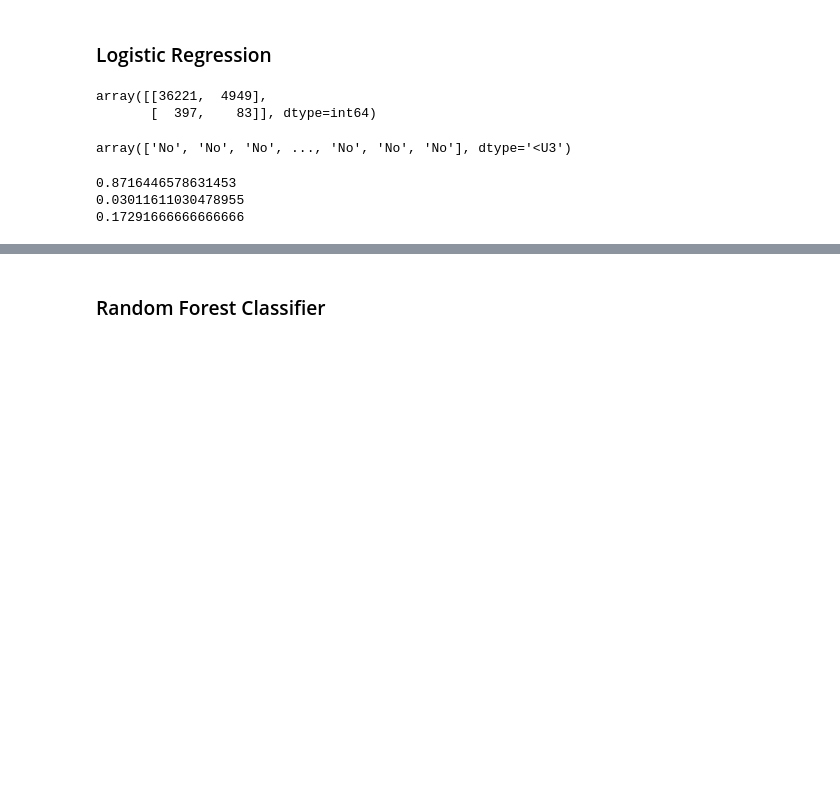
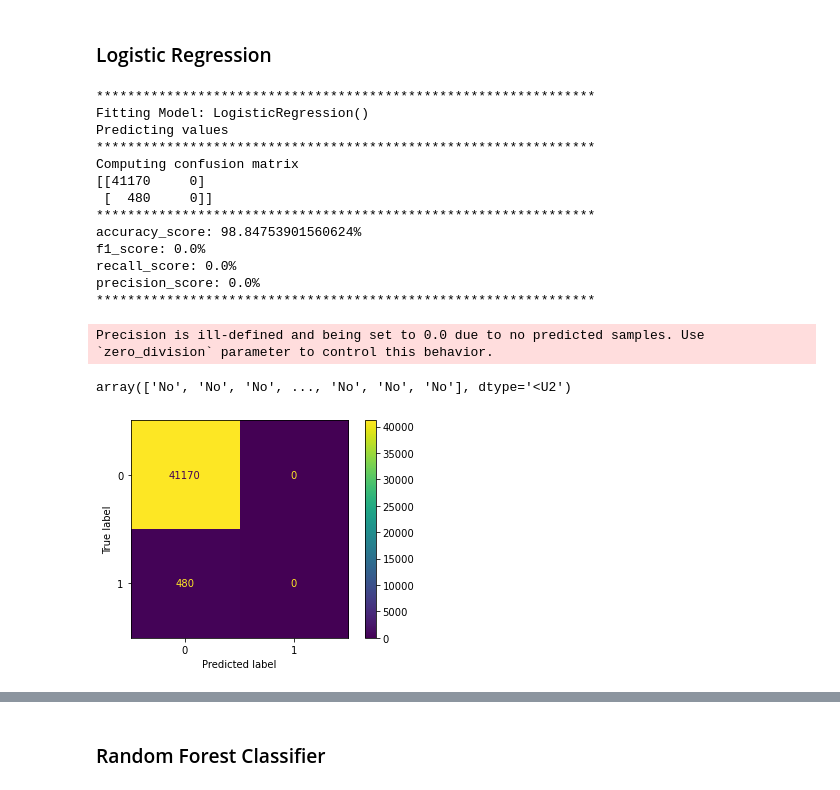
Before and after one commit to erikjamesmason/Starbucks_Exercise, a Jupyter notebook: Starbucks.ipynb, the cells around one changed output, grey strips where cells are left out. Cells and saved outputs as stored; diff of their text form; code cells hidden in the pictures; blank space fills up the shorter version.

```diff
--- a/Starbucks.ipynb
+++ b/Starbucks.ipynb
@@ -511,5 +556,5 @@ from sklearn.preprocessing import StandardScaler
 scaler = StandardScaler()
 
 scaler.fit(X_train)
-X_train = scaler.transform(X_train)
-X_test = scaler.transform(X_test)
+X_train_scaled = scaler.transform(X_train)
+X_test_scaled = scaler.transform(X_test)
@@ -516,34 +577,54 @@ X_test = scaler.transform(X_test)
 # %% [markdown]
 ## Model Testing
+# %%
+def test_models_scores(classifer, X_tr, y_tr, X_te, y_te):
+
+    print('****************************************************************')
+    print(f'Fitting Model: {classifer}')
+    classifier = classifer.fit(X_tr, y_tr)
+    print('Predicting values')
+    classifer_y_pred = classifer.predict(X_te)
+    print('****************************************************************')
+    print("Computing confusion matrix")
+    print(confusion_matrix(y_te, classifer_y_pred))
+    plot = plot_confusion_matrix(classifer, X_te, y_te)
+    plot
+
+    promotion_yes_no = []
+    for value in classifer_y_pred:
+        if value == 0:
+            promotion_yes_no.append("No")
+        if value == 1:
+            promotion_yes_no.append("Yes")
+
+    promotion = np.asarray(promotion_yes_no)
+    print('****************************************************************')
+    print(f'accuracy_score: {accuracy_score(y_te, classifer_y_pred) * 100}%')
+    print(f'f1_score: {f1_score(y_te, classifer_y_pred) * 100}%')
+    print(f'recall_score: {recall_score(y_te, classifer_y_pred) * 100}%')
+    print(f'precision_score: {precision_score(y_te, classifer_y_pred) * 100}%')
+    print('****************************************************************')
+    return promotion
 # %% [markdown]
 ### Logistic Regression
 # %%
 # logistic regression
 lr = LogisticRegression()
-lr.fit(X_train, y_train)
-lr_y_pred = lr.predict(X_test)
-confusion_matrix(y_test, lr_y_pred)
+test_models_scores(lr, X_train, y_train, X_test, y_test)
 # %% [output]
-array([[36221,  4949],
-       [  397,    83]], dtype=int64)
+****************************************************************
+Fitting Model: LogisticRegression()
+Predicting values
+****************************************************************
+Computing confusion matrix
+[[41170     0]
+ [  480     0]]
+****************************************************************
+accuracy_score: 98.84753901560624%
+f1_score: 0.0%
+recall_score: 0.0%
+precision_score: 0.0%
+****************************************************************
+Precision is ill-defined and being set to 0.0 due to no predicted samples. Use `zero_division` parameter to control this behavior.
+array(['No', 'No', 'No', ..., 'No', 'No', 'No'], dtype='<U2')
+[figure, added]
-# %%
-promotion_yes_no = []
-for value in lr_y_pred:
-    if value == 0:
-        promotion_yes_no.append("No")
-    if value == 1:
-        promotion_yes_no.append("Yes")
-
-promotion = np.asarray(promotion_yes_no)
-
-promotion
-# %% [output]
-array(['No', 'No', 'No', ..., 'No', 'No', 'No'], dtype='<U3')
-# %%
-print(accuracy_score(y_test, lr_y_pred))
-print(f1_score(y_test, lr_y_pred))
-print(recall_score(y_test, lr_y_pred))
-# %% [output]
-0.8716446578631453
-0.03011611030478955
-0.17291666666666666
```
Also changed, not shown: parts of 113 cells of this notebook.
